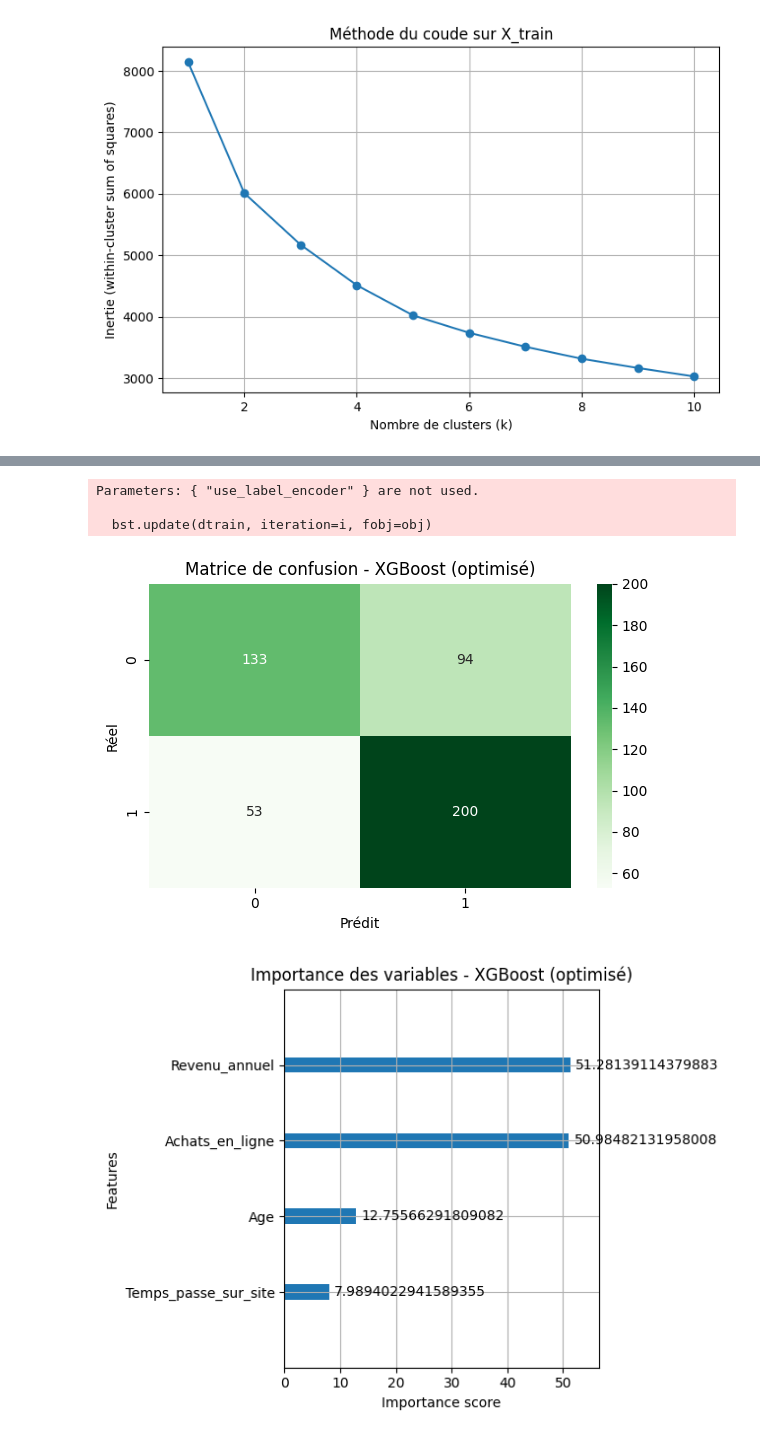
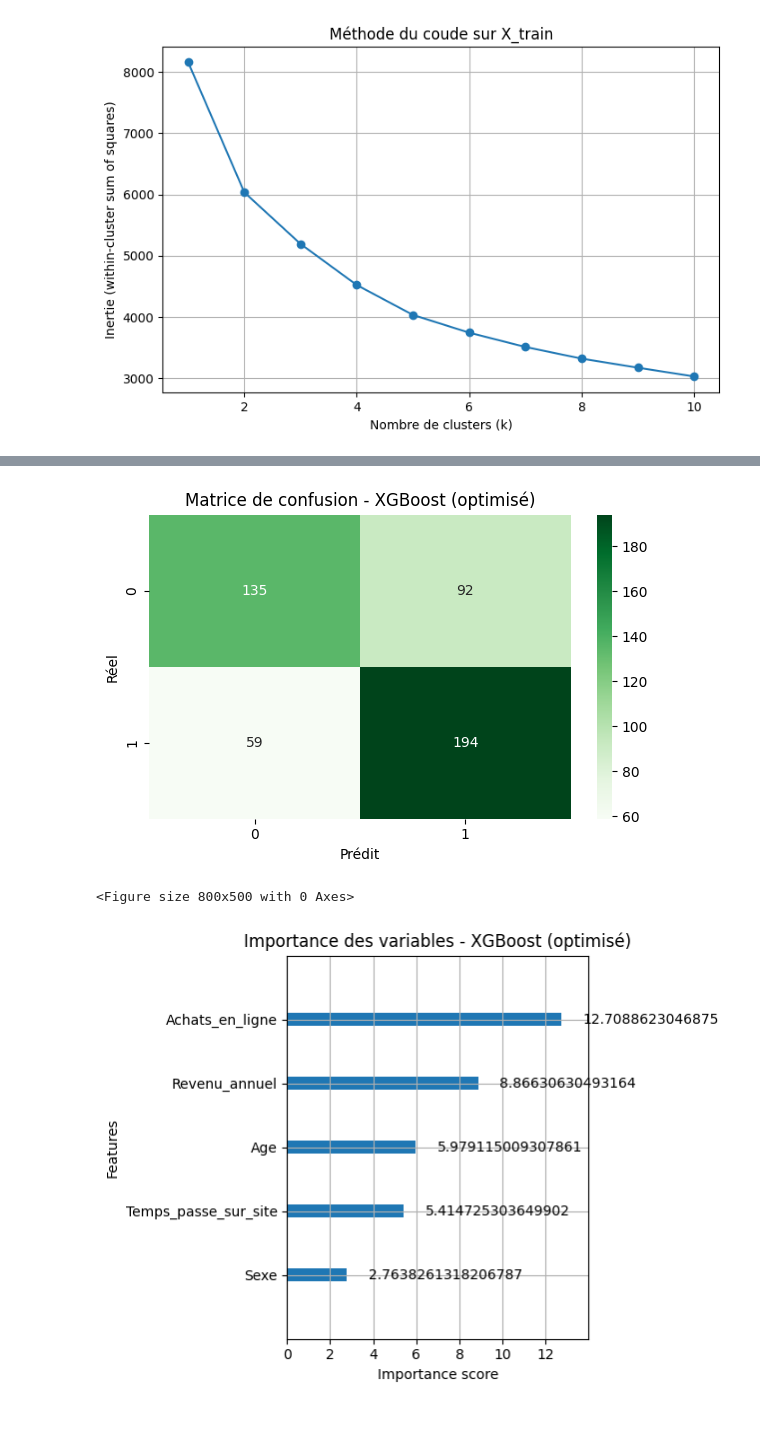
Before and after one commit to hlrnGH/HETIC_Project_ML, a Jupyter notebook: main.ipynb, the cells around one changed output, grey strips where cells are left out. Drawn from its saved outputs; the diff is of its cells as text; code cells hidden in the pictures.

```diff
--- a/main.ipynb
+++ b/main.ipynb
@@ -66,17 +67,17 @@ plt.show()
 # %%
 # Elbow method : inertie pour différents k
-inertias = []
+inertie = []
 k_range = range(1, 11)
 
 
 for k in k_range:
     kmeans = KMeans(n_clusters=k, init='k-means++', n_init=10, random_state=42)
     kmeans.fit(X_train)
-    inertias.append(kmeans.inertia_)
+    inertie.append(kmeans.inertia_)
 
 # Affichage de la courbe du coude
 plt.figure(figsize=(8, 5))
-plt.plot(k_range, inertias, marker='o')
+plt.plot(k_range, inertie, marker='o')
 plt.xlabel("Nombre de clusters (k)")
 plt.ylabel("Inertie (within-cluster sum of squares)")
 plt.title("Méthode du coude sur X_train")
@@ -223,25 +275,34 @@ weighted avg       0.69      0.69      0.68       480
 # %%
+from xgboost import XGBClassifier, plot_importance
+from sklearn.model_selection import GridSearchCV
+from sklearn.metrics import classification_report, confusion_matrix
+import matplotlib.pyplot as plt
+import seaborn as sns
 
 # Définir le modèle de base
-xgb_model = xgb.XGBClassifier(
+xgb_model = XGBClassifier(
     objective='binary:logistic',
     eval_metric='logloss',
-    use_label_encoder=False,
-    random_state=42
+    random_state=42,
+    n_jobs=-1  # pour paralléliser aussi le modèle lui-même
 )
 
-# Définir la grille d'hyperparamètres à tester
+# Grille d'hyperparamètres
 param_grid = {
-    'n_estimators': [50, 100, 200],
-    'max_depth': [3, 5, 7],
-    'learning_rate': [0.01, 0.1, 0.3]
+    'n_estimators': [100, 200],
+    'learning_rate': [0.05, 0.1],
+    'max_depth': [3, 6],
+    'min_child_weight': [1, 3],
+    'subsample': [0.8, 1.0],
+    'colsample_bytree': [0.8, 1.0],
+    'gamma': [0, 0.1],
 }
 
-# Mise en place du GridSearch avec validation croisée 5-fold
+# GridSearchCV
 grid_search = GridSearchCV(
     estimator=xgb_model,
     param_grid=param_grid,
-    scoring='f1',  # ou 'accuracy', 'roc_auc' selon l’objectif
+    scoring='f1',
     cv=5,
     verbose=1,
     n_jobs=-1
@@ -251,26 +312,22 @@ grid_search = GridSearchCV(
 grid_search.fit(X_train, y_train)
 
 # Résultats
-print("Meilleurs paramètres trouvés :")
+print("Meilleurs hyperparamètres :")
 print(grid_search.best_params_)
+print(f"\nScore F1 (cross-validation) : {grid_search.best_score_:.4f}")
 
-print("\nScore F1 (cross-val) :")
-print(grid_search.best_score_)
-
-# Modèle final à partir du meilleur
+# Meilleur modèle
 best_model = grid_search.best_estimator_
 
-
-
-# Prédictions sur le set de test avec le meilleur modèle
-y_pred = best_model.predict(X_test)
+# Prédictions
+y_pred_xgb = best_model.predict(X_test)
 
 # Rapport de classification
-print("Rapport de classification (meilleur modèle XGBoost) :\n")
-print(classification_report(y_test, y_pred))
+print("\nRapport de classification (XGBoost optimisé) :")
+print(classification_report(y_test, y_pred_xgb))
 
 # Matrice de confusion
-cm = confusion_matrix(y_test, y_pred)
+cm = confusion_matrix(y_test, y_pred_xgb)
 plt.figure(figsize=(6, 4))
 sns.heatmap(cm, annot=True, fmt='d', cmap='Greens')
 plt.title("Matrice de confusion - XGBoost (optimisé)")
@@ -279,11 +336,12 @@ plt.ylabel("Réel")
 plt.tight_layout()
 plt.show()
 
-# Plot de l’importance des features par "gain" (impact réel sur les décisions)
-xgb.plot_importance(
+# Importance des variables (gain)
+plt.figure(figsize=(8, 5))
+plot_importance(
     best_model,
-    max_num_features=10,  # top 10
-    importance_type='gain',  # importance réelle
+    max_num_features=10,
+    importance_type='gain',
     title="Importance des variables - XGBoost (optimisé)",
     show_values=True
 )
@@ -309,5 +366,3 @@ weighted avg       0.70      0.69      0.69       480
+[figure, new version]
-Parameters: { "use_label_encoder" } are not used.
-
-  bst.update(dtrain, iteration=i, fobj=obj)
+<Figure size 800x500 with 0 Axes>
-[figure, old version]
-[figure, old version]
+[figure, new version]
```
Also changed, not shown: parts of 9 cells of this notebook.
